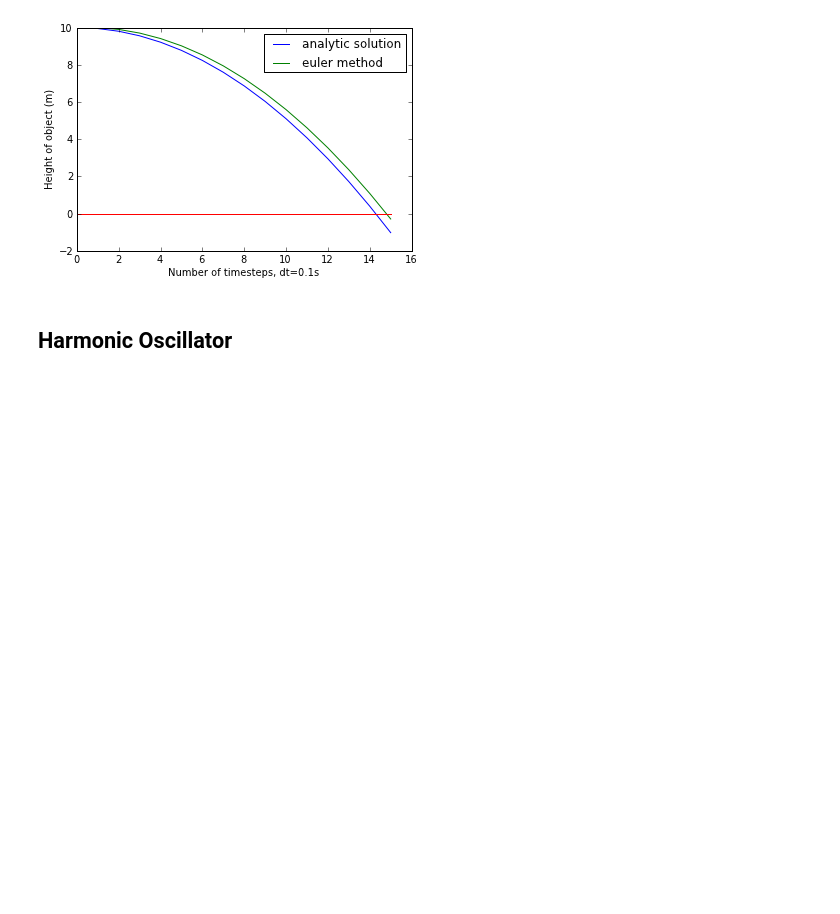
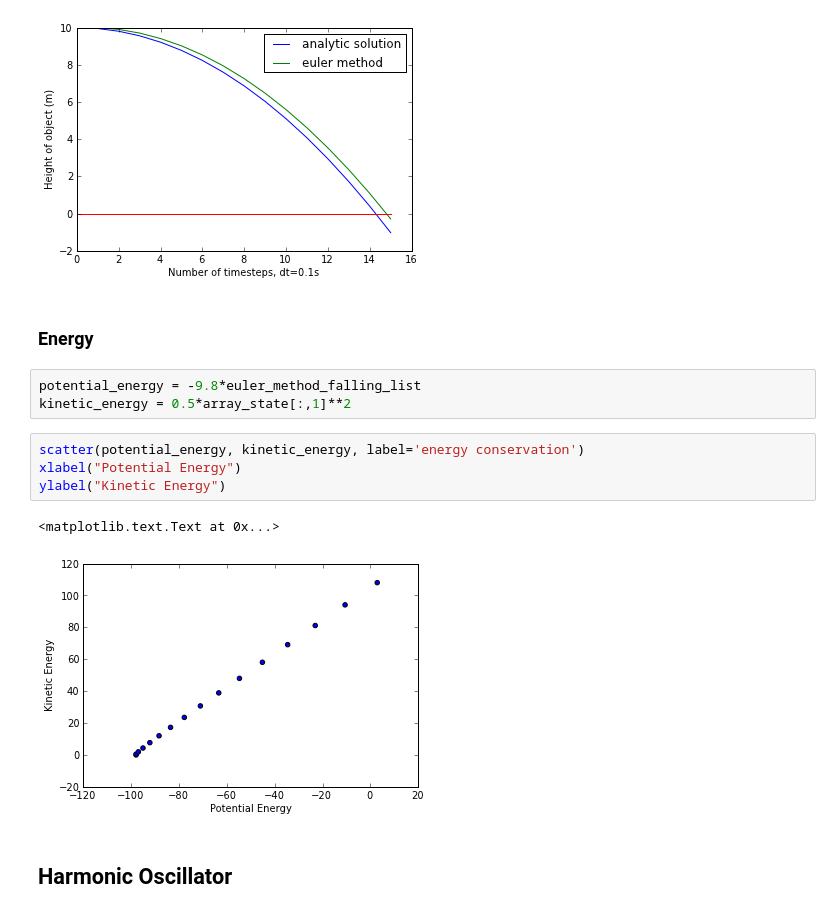
Before and after one commit to johnymontana/CSCI_577, a Jupyter notebook: Simple_ODEs_Conservation.ipynb, the cells around one changed output. Saved outputs shown, nothing was run; the diff lists cells and outputs as text; blank space fills up the shorter version.

Commit message:
add energy plots

```diff
--- a/Simple_ODEs_Conservation.ipynb
+++ b/Simple_ODEs_Conservation.ipynb
@@ -75,6 +75,18 @@ ylabel(r'Height of object (m)')
 # %% [output]
 <matplotlib.text.Text at 0x...>
 [figure]
+# %% [markdown]
+### Energy
+# %%
+potential_energy = -9.8*euler_method_falling_list
+kinetic_energy = 0.5*array_state[:,1]**2
+# %%
+scatter(potential_energy, kinetic_energy, label='energy conservation')
+xlabel("Potential Energy")
+ylabel("Kinetic Energy")
+# %% [output]
+<matplotlib.text.Text at 0x...>
+[figure, added]
 # %% [markdown]
 ## Harmonic Oscillator
 # %%
```
Also changed, not shown: parts of 3 cells of this notebook.
